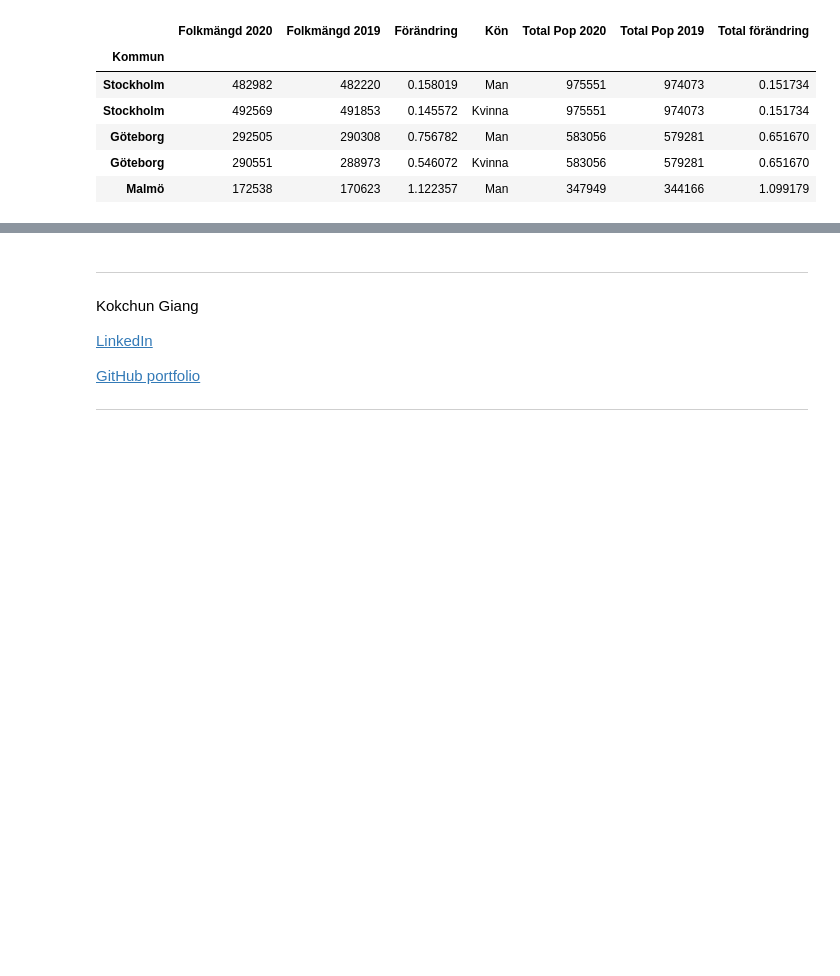
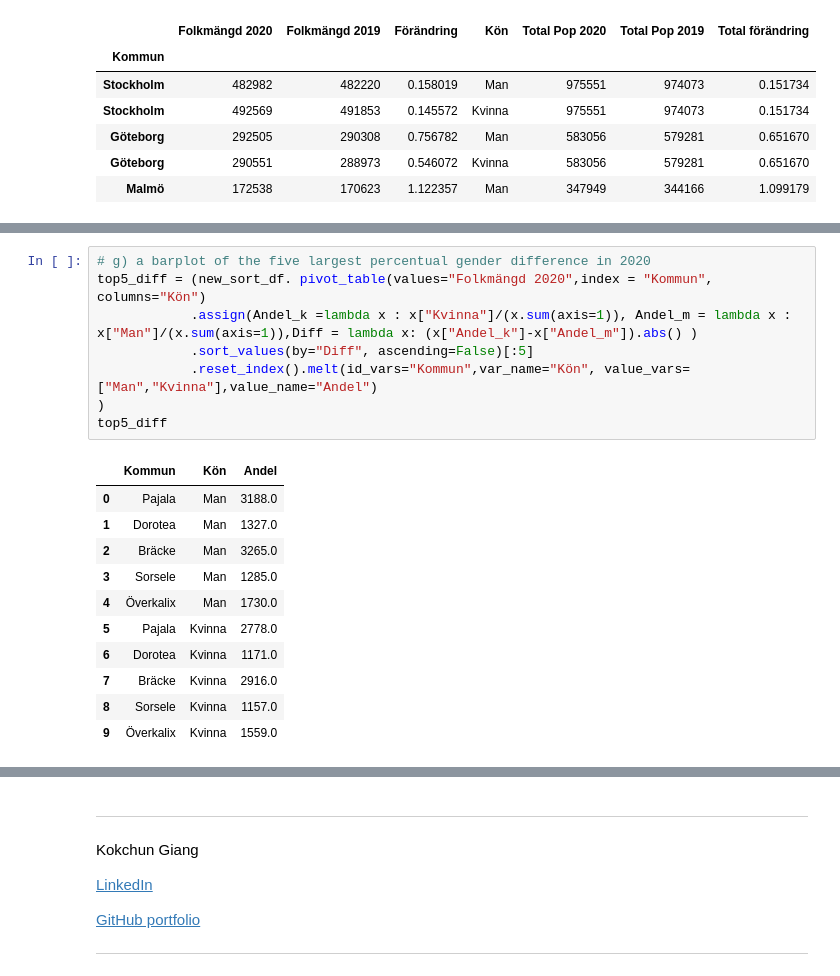
Before and after one commit to joan17920-lab/Databehandling-Joan-Z, a Jupyter notebook: Exercises/E00_pandas_basic_syntax.ipynb, the cells around one changed output, grey strips where cells are left out. Drawn from its saved outputs; the diff is of its cells as text; blank space fills up the shorter version.

```diff
--- a/Exercises/E00_pandas_basic_syntax.ipynb
+++ b/Exercises/E00_pandas_basic_syntax.ipynb
@@ -511,0 +520,20 @@ for i, (data,title) in enumerate(zip(dataframes,titles)):
+# %%
+# g) a barplot of the five largest percentual gender difference in 2020
+top5_diff = (new_sort_df. pivot_table(values="Folkmängd 2020",index = "Kommun", columns="Kön")
+            .assign(Andel_k =lambda x : x["Kvinna"]/(x.sum(axis=1)), Andel_m = lambda x : x["Man"]/(x.sum(axis=1)),Diff = lambda x: (x["Andel_k"]-x["Andel_m"]).abs() )
+            .sort_values(by="Diff", ascending=False)[:5]
+            .reset_index().melt(id_vars="Kommun",var_name="Kön", value_vars=["Man","Kvinna"],value_name="Andel")
+)
+top5_diff
+# %% [output]
+|  | Kommun | Kön | Andel |
+| 0 | Pajala | Man | 3188.0 |
+| 1 | Dorotea | Man | 1327.0 |
+| 2 | Bräcke | Man | 3265.0 |
+| 3 | Sorsele | Man | 1285.0 |
+| 4 | Överkalix | Man | 1730.0 |
+| 5 | Pajala | Kvinna | 2778.0 |
+| 6 | Dorotea | Kvinna | 1171.0 |
+| 7 | Bräcke | Kvinna | 2916.0 |
+| 8 | Sorsele | Kvinna | 1157.0 |
+| 9 | Överkalix | Kvinna | 1559.0 |
```
Also changed, not shown: parts of 4 cells of this notebook.
